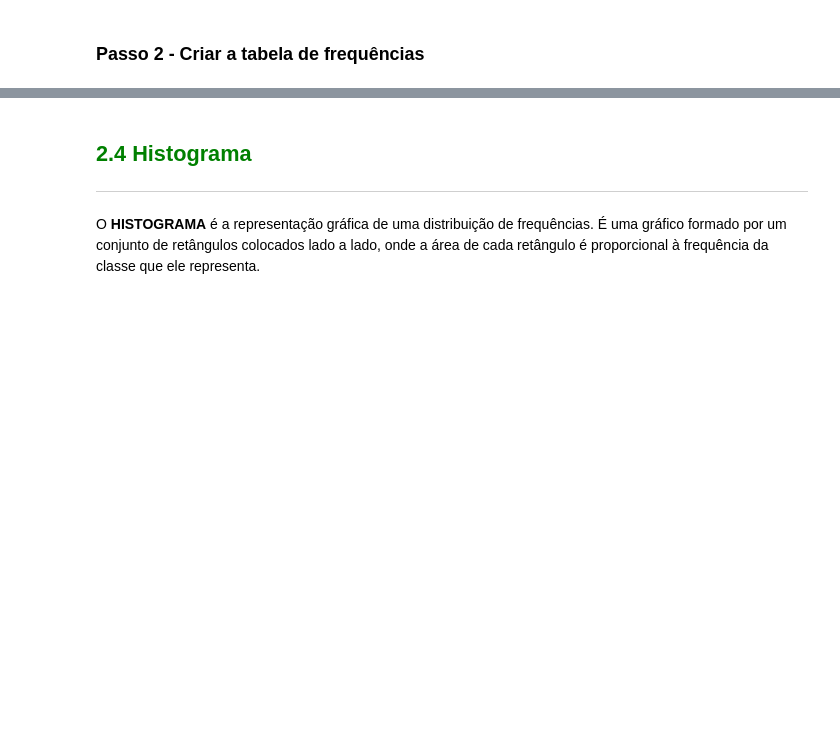
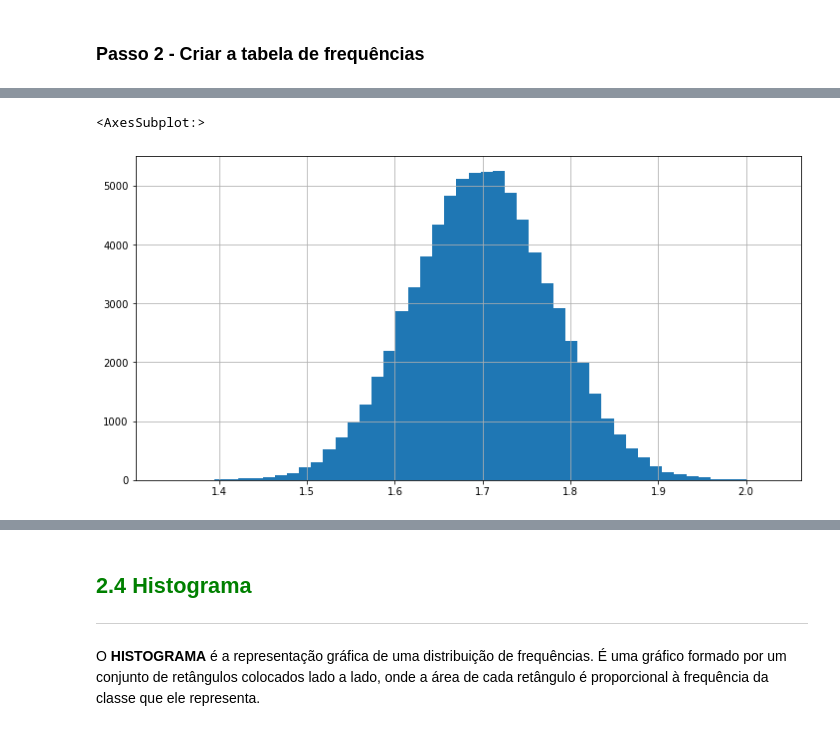
Before and after one commit to rafaelborto/Estat_PY, a Jupyter notebook: Curso_de_Estatística_Parte_1.ipynb, the cells around one changed output, grey strips where cells are left out. Cells and saved outputs as stored; diff of their text form; code cells hidden in the pictures; blank space fills up the shorter version.

```diff
--- a/Curso_de_Estatística_Parte_1.ipynb
+++ b/Curso_de_Estatística_Parte_1.ipynb
@@ -576,0 +591,5 @@ dist_freq_sal
+# %%
+dados.Altura.hist(bins = 50, figsize = (12,6)) #fazer direto no pandas, mas com menos recursos
+# %% [output]
+<AxesSubplot:>
+[figure, added]
```
Also changed, not shown: parts of 6 cells of this notebook.
